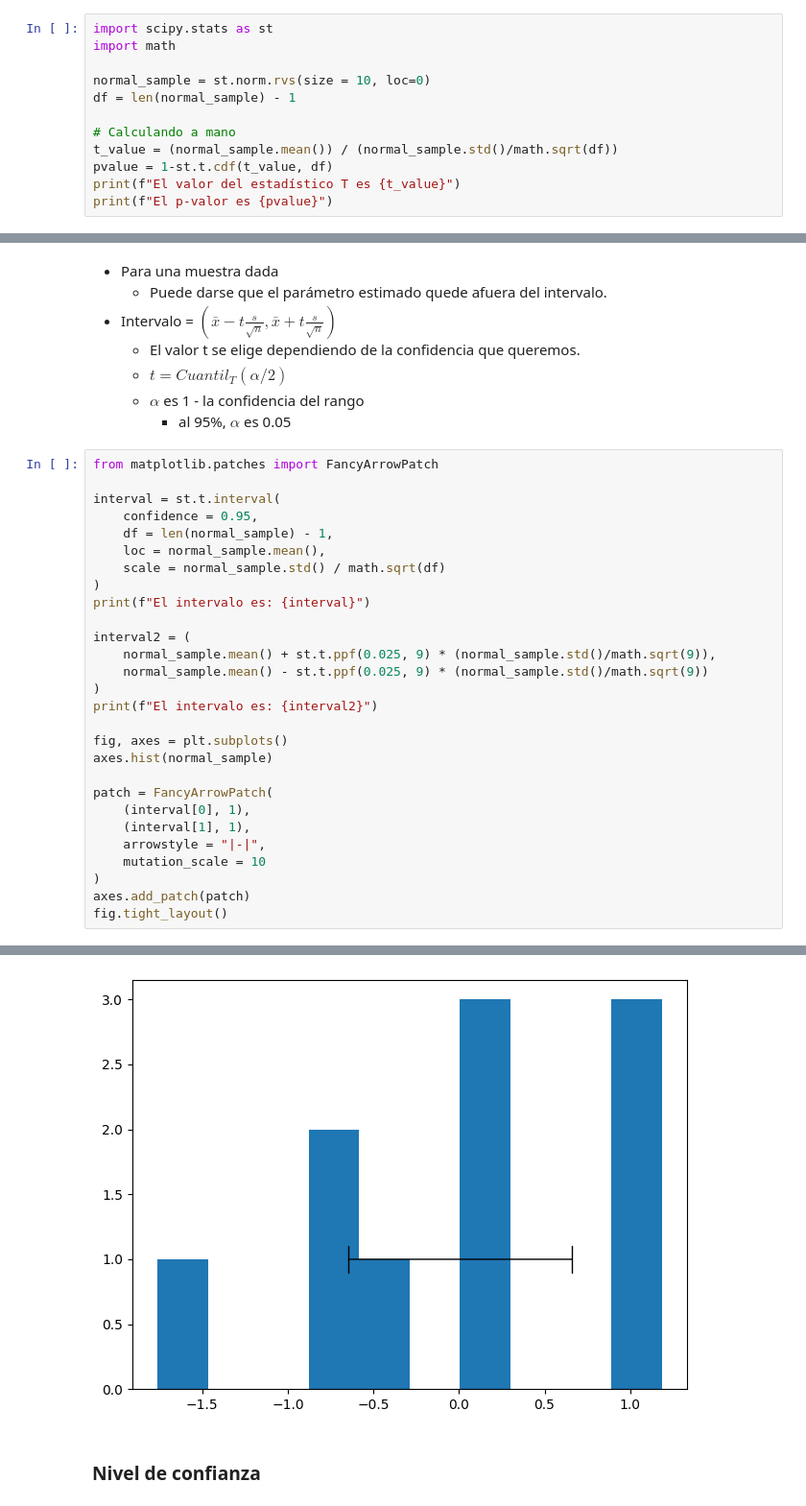
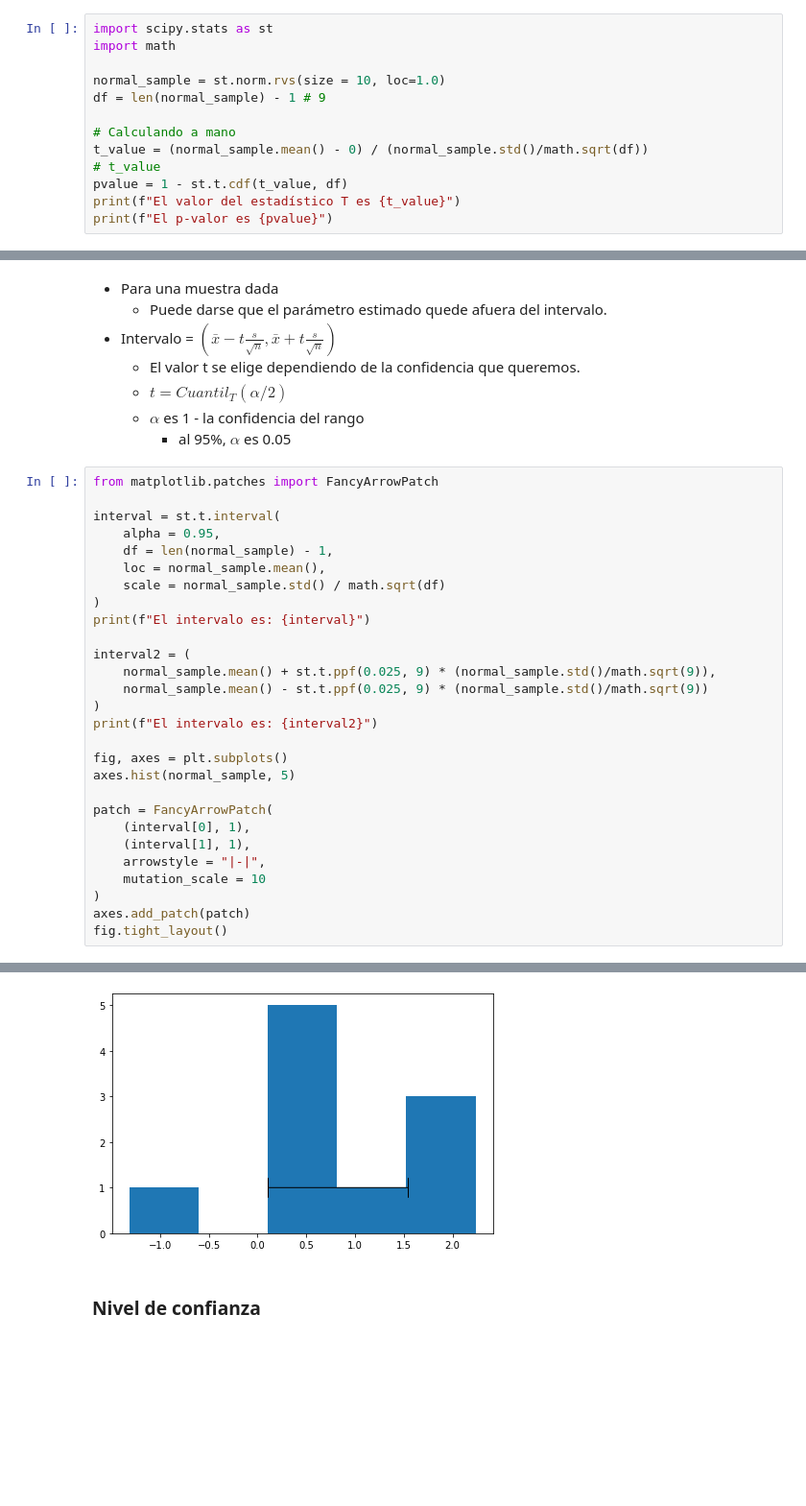
Before and after one commit to javieriserte/qualitative-data-course, a Jupyter notebook: classes/C01.4.PruebaDeHipotesis.ipynb, the cells around one changed output, grey strips where cells are left out. Shown at 96% size. Drawn from its saved outputs; the diff is of its cells as text; blank space fills up the shorter version.

```diff
--- a/classes/C01.4.PruebaDeHipotesis.ipynb
+++ b/classes/C01.4.PruebaDeHipotesis.ipynb
@@ -120,12 +138,13 @@ población es mayor a 0.
 import scipy.stats as st
 import math
 
-normal_sample = st.norm.rvs(size = 10, loc=0)
-df = len(normal_sample) - 1
+normal_sample = st.norm.rvs(size = 10, loc=1.0)
+df = len(normal_sample) - 1 # 9
 
 # Calculando a mano
-t_value = (normal_sample.mean()) / (normal_sample.std()/math.sqrt(df))
-pvalue = 1-st.t.cdf(t_value, df)
+t_value = (normal_sample.mean() - 0) / (normal_sample.std()/math.sqrt(df))
+# t_value
+pvalue = 1 - st.t.cdf(t_value, df)
 print(f"El valor del estadístico T es {t_value}")
 print(f"El p-valor es {pvalue}")
 # %% [output]
@@ -254,7 +277,7 @@ Es un tipo de estimador por intervalo
 from matplotlib.patches import FancyArrowPatch
 
 interval = st.t.interval(
-    confidence = 0.95,
+    alpha = 0.95,
     df = len(normal_sample) - 1,
     loc = normal_sample.mean(),
     scale = normal_sample.std() / math.sqrt(df)
@@ -268,7 +291,7 @@ interval2 = (
 print(f"El intervalo es: {interval2}")
 
 fig, axes = plt.subplots()
-axes.hist(normal_sample)
+axes.hist(normal_sample, 5)
 
 patch = FancyArrowPatch(
     (interval[0], 1),
@@ -284,4 +307,4 @@ El intervalo es: (-0.6610057374242537, 0.6758526377923881)
-[figure, old version]
+[figure, new version]
 # %% [markdown]
 ### Nivel de confianza
 # %%
```
Also changed, not shown: parts of 34 cells of this notebook.
